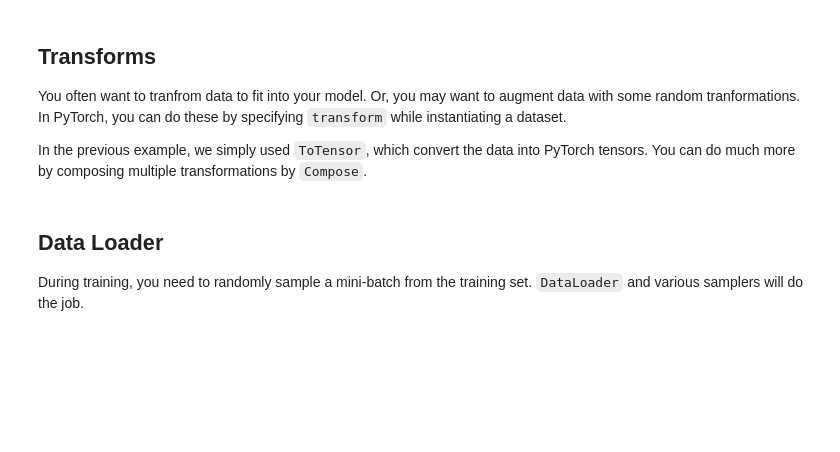
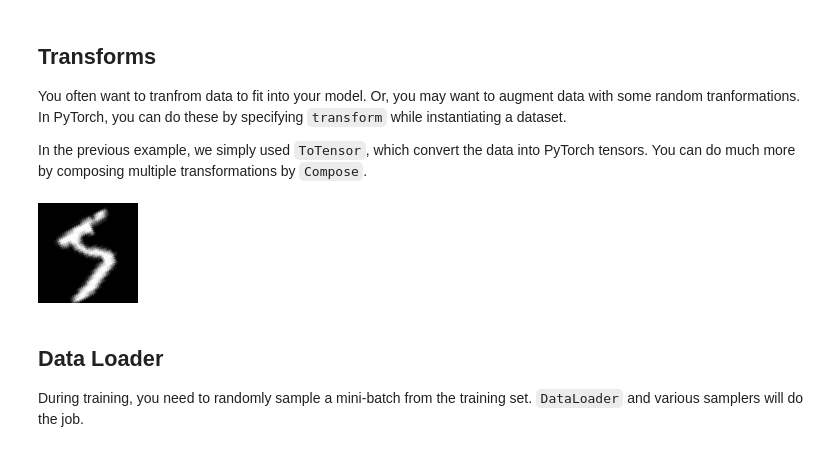
Before and after one commit to tksqhddnfl5/ds_edu, a Jupyter notebook: dl/1_1_PyTorch_Basics.ipynb, the cells around one changed output. Cells and saved outputs as stored; diff of their text form; code cells hidden in the pictures; blank space fills up the shorter version.

```diff
--- a/dl/1_1_PyTorch_Basics.ipynb
+++ b/dl/1_1_PyTorch_Basics.ipynb
@@ -1203,14 +1274,16 @@ In the previous example, we simply used `ToTensor`, which convert the data into
 # %%
 transform = transforms.Compose(
     [transforms.ToTensor(),
      transforms.Resize((100, 100)),  # Resize to 100x100 image
      transforms.RandomRotation(30)  # Random rotation between degree [-30, 30]
      ])
 
 train_set_augmented = torchvision.datasets.MNIST(
-    root='data', train=True, transform=transform, download=True)
+    root='D:/data', train=True, transform=transform, download=True)
 
 transforms.functional.to_pil_image(train_set_augmented[0][0])
+# %% [output]
+[figure, added]
 # %% [markdown]
 ## Data Loader
 During training, you need to randomly sample a mini-batch from the training set. `DataLoader` and various samplers will do the job.
```
Also changed, not shown: parts of 10 cells of this notebook, 2 other files.
